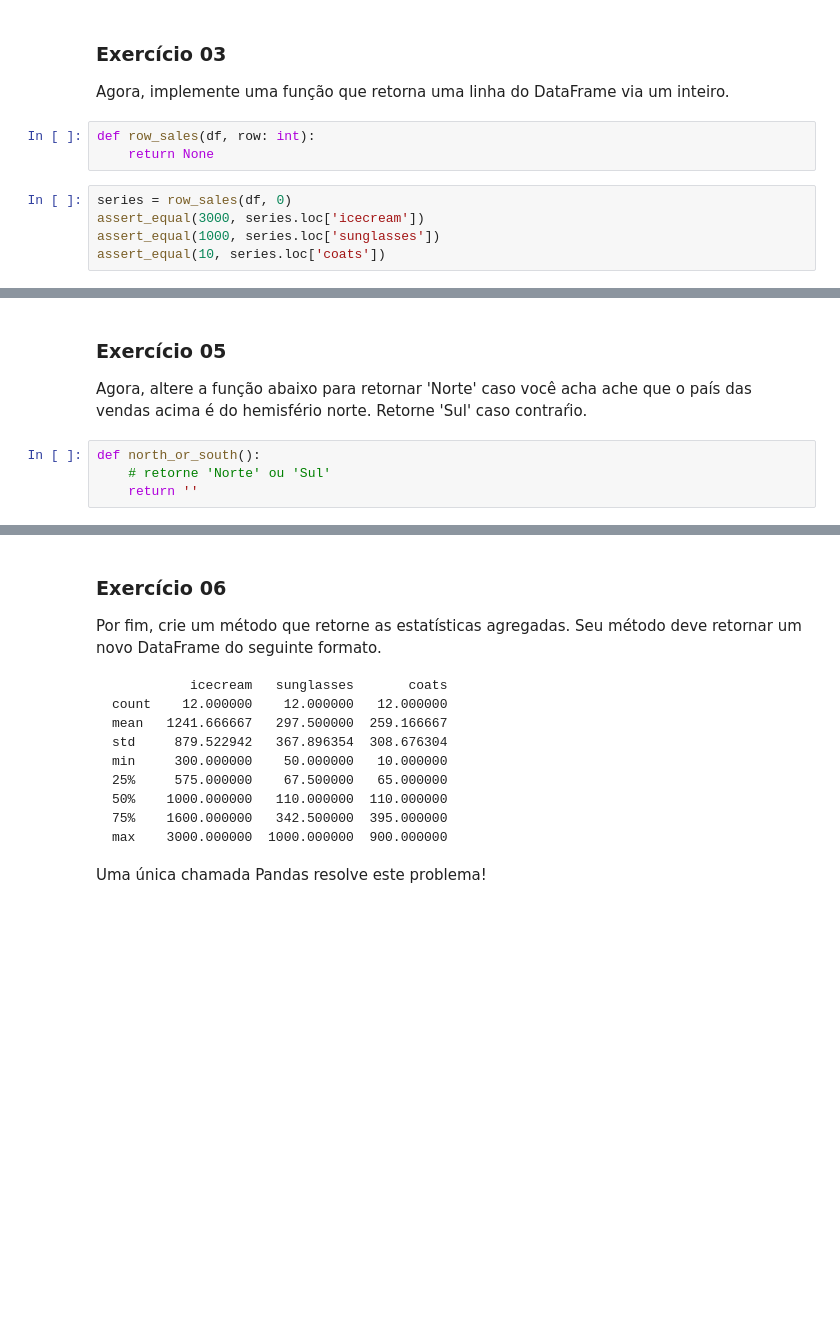
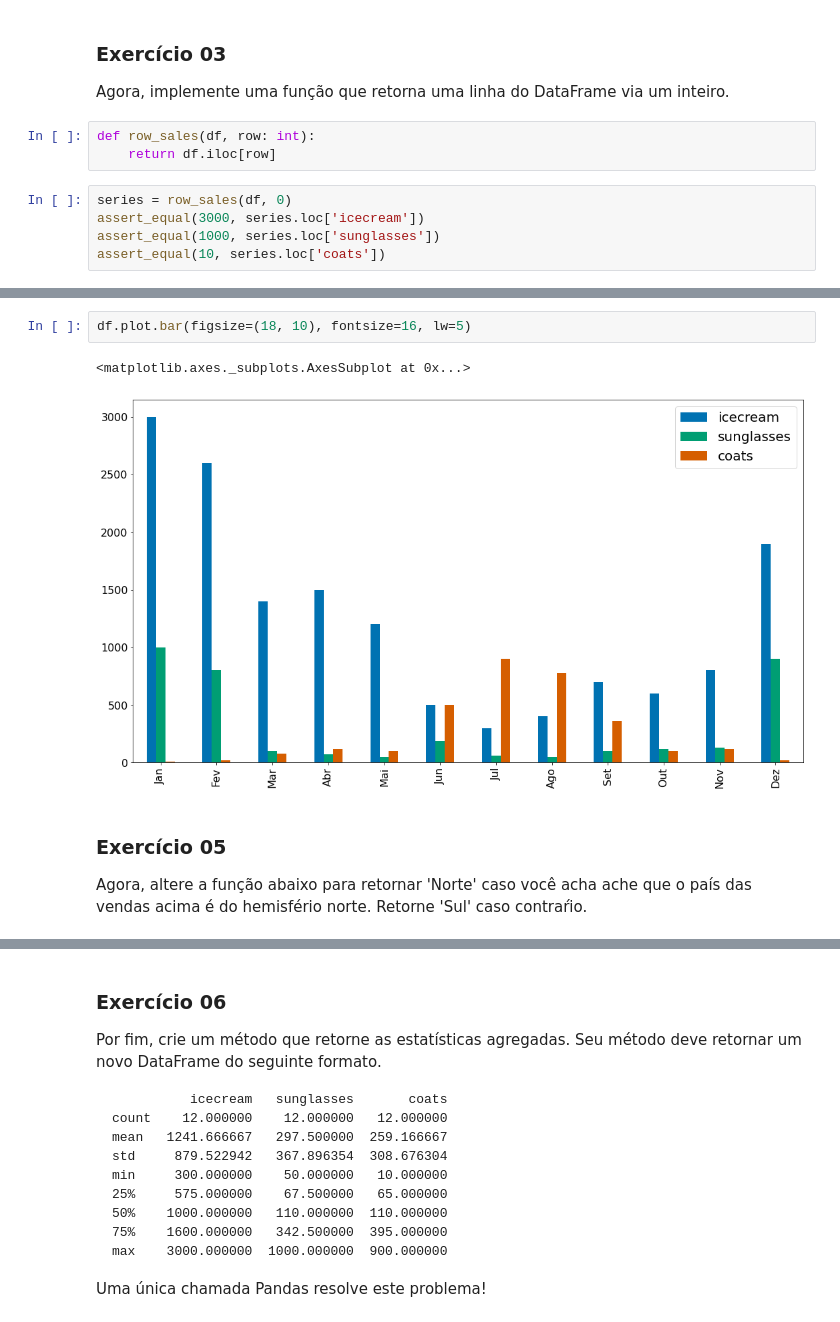
Before and after one commit to brenocsp/intro-data-science, a Jupyter notebook: listas/2-pandas.ipynb, the cells around one changed output, grey strips where cells are left out. Drawn from its saved outputs; the diff is of its cells as text; blank space fills up the shorter version.

```diff
--- a/listas/2-pandas.ipynb
+++ b/listas/2-pandas.ipynb
@@ -145,7 +162,7 @@ assert_equal(10, series.loc['coats'])
 Agora, implemente uma função que retorna uma linha do DataFrame via um inteiro.
 # %%
 def row_sales(df, row: int):
-    return None
+    return df.iloc[row]
 # %%
 series = row_sales(df, 0)
 assert_equal(3000, series.loc['icecream'])
@@ -159,11 +176,12 @@ Agora, faça um gráfico estilo o abaixo para entender a venda de produtos ao lo
 Lembre-se que em Pandas os data frames contém um método [plot](https://pandas.pydata.org/pandas-docs/stable/reference/api/pandas.DataFrame.plot.html). Leia a documentação do mesmo caso necessário.
 
 ![](https://raw.githubusercontent.com/icd-ufmg/icd-ufmg.github.io/master/listas/l2/plot1.png)
+# %%
+df.plot.bar(figsize=(18, 10), fontsize=16, lw=5)
+# %% [output]
+<matplotlib.axes._subplots.AxesSubplot at 0x...>
+[figure, added]
 # %% [markdown]
 ### Exercício 05
 
 Agora, altere a função abaixo para retornar 'Norte' caso você acha ache que o país das vendas acima é do hemisfério norte. Retorne 'Sul' caso contraŕio.
-# %%
-def north_or_south():
-    # retorne 'Norte' ou 'Sul'
-    return ''
```
Also changed, not shown: parts of 13 cells of this notebook.
